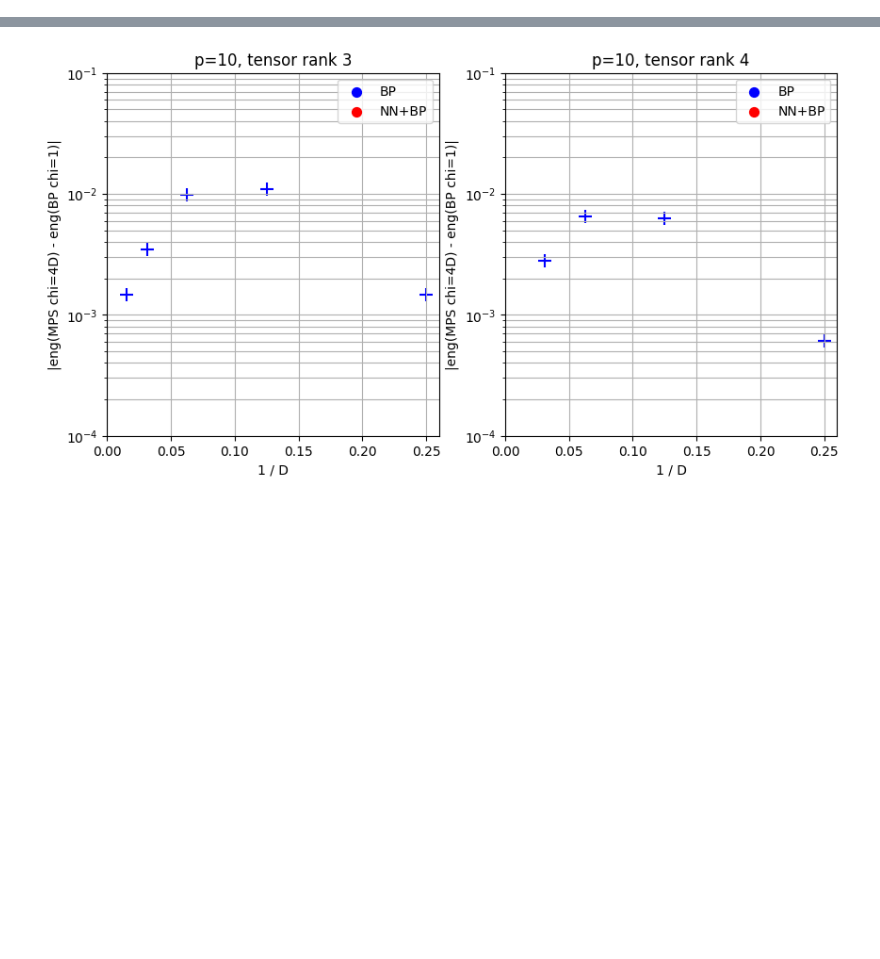
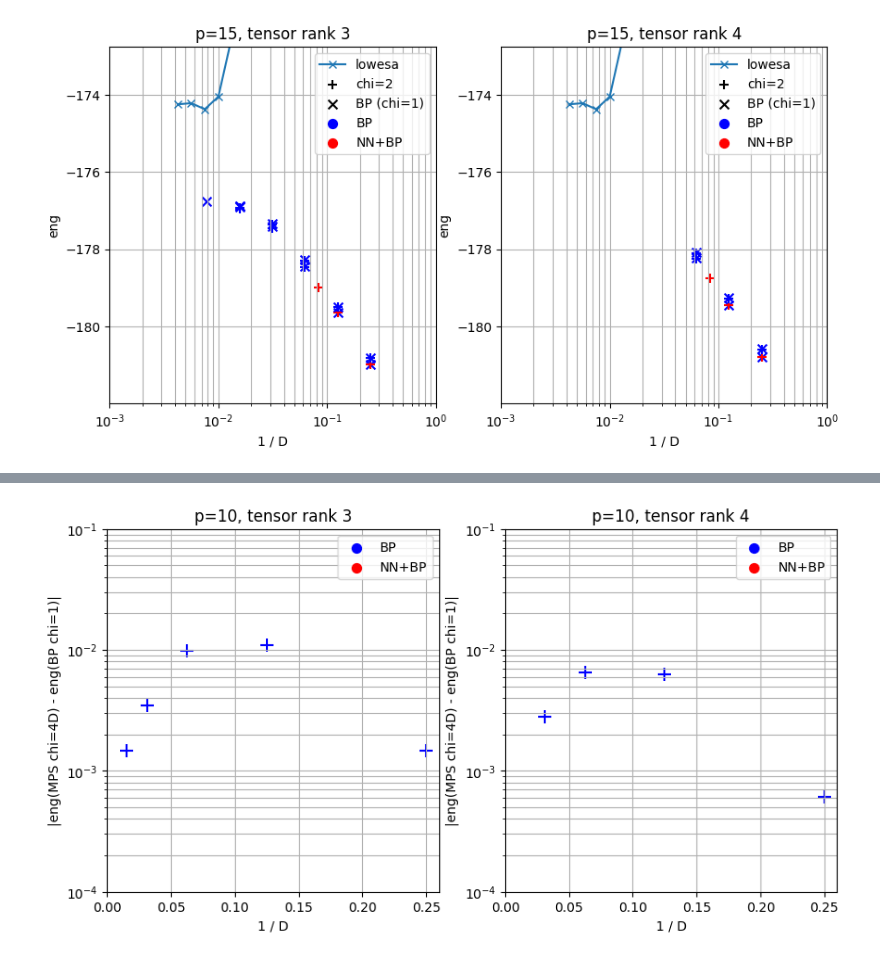
Before and after one commit to marekrams/hex, a Jupyter notebook: results_kyiv.ipynb, the cells around one changed output, grey strips where cells are left out. Drawn from its saved outputs; the diff is of its cells as text; code cells hidden in the pictures; blank space fills up the shorter version.

```diff
--- a/results_kyiv.ipynb
+++ b/results_kyiv.ipynb
@@ -17,0 +65,4 @@ for p in [10, 15, 20]:
+# %%
+plot_energy_lin(15)
+# %% [output]
+[figure, added]
```
Also changed, not shown: parts of 8 cells of this notebook.
